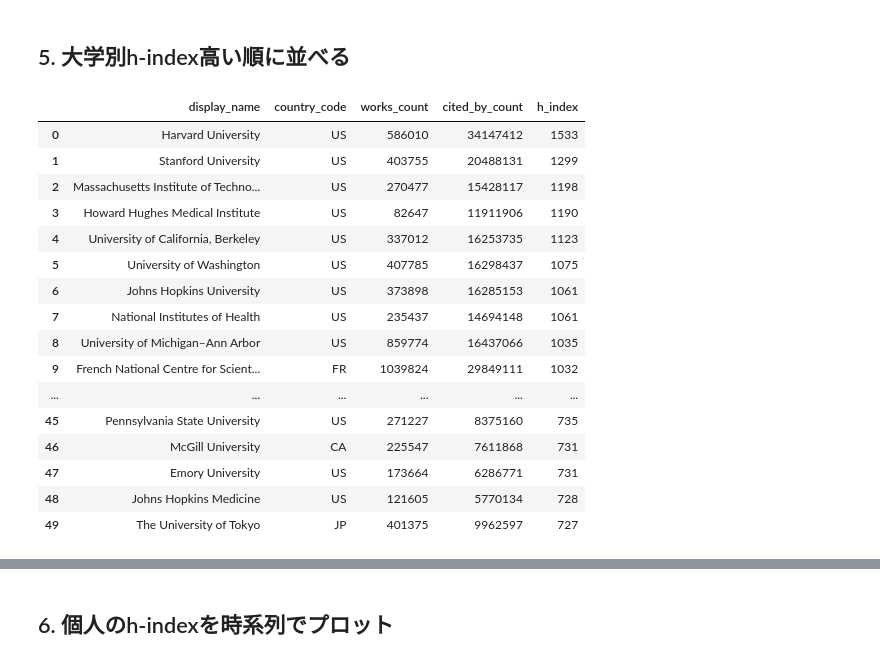
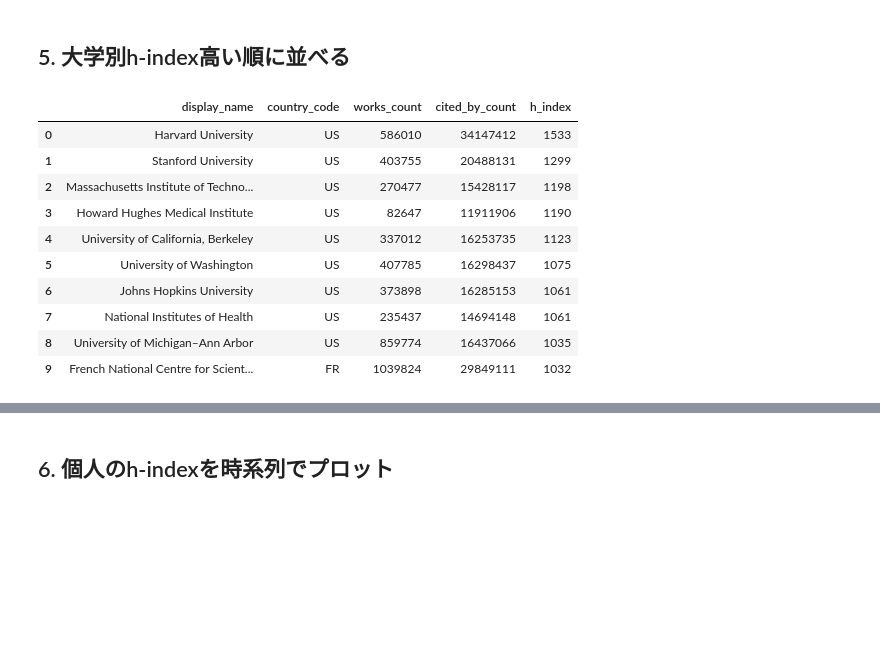
Before and after one commit to ScisciJP/tutorial_jp, a Jupyter notebook: 4-H-index.ipynb, the cells around one changed output, grey strips where cells are left out. Drawn from its saved outputs; the diff is of its cells as text; code cells hidden in the pictures; blank space fills up the shorter version.

```diff
--- a/4-H-index.ipynb
+++ b/4-H-index.ipynb
@@ -512,32 +511,26 @@ Number of valid data for plotting: 18
 # %%
 # 世界中の大学のh-indexランキング
 ins_json = Institutions().select(['display_name','country_code','works_count','cited_by_count','summary_stats'])\
-                         .sort(summary_stats={'h_index':'desc'}).get(per_page=50)
+                         .sort(summary_stats={'h_index':'desc'}).get(per_page=10)
 ins_df = pd.DataFrame(ins_json)
 
 #get h-index
 ins_df['h_index'] = ins_df['summary_stats'].apply(lambda x:x['h_index'])
 ins_df = ins_df.drop(columns=['summary_stats'])
 
 display(ins_df)
 # %% [output]
 |  | display_name | country_code | works_count | cited_by_count | h_index |
 | 0 | Harvard University | US | 586010 | 34147412 | 1533 |
 | 1 | Stanford University | US | 403755 | 20488131 | 1299 |
 | 2 | Massachusetts Institute of Techno... | US | 270477 | 15428117 | 1198 |
 | 3 | Howard Hughes Medical Institute | US | 82647 | 11911906 | 1190 |
 | 4 | University of California, Berkeley | US | 337012 | 16253735 | 1123 |
 | 5 | University of Washington | US | 407785 | 16298437 | 1075 |
 | 6 | Johns Hopkins University | US | 373898 | 16285153 | 1061 |
 | 7 | National Institutes of Health | US | 235437 | 14694148 | 1061 |
 | 8 | University of Michigan–Ann Arbor | US | 859774 | 16437066 | 1035 |
 | 9 | French National Centre for Scient... | FR | 1039824 | 29849111 | 1032 |
-| ... | ... | ... | ... | ... | ... |
-| 45 | Pennsylvania State University | US | 271227 | 8375160 | 735 |
-| 46 | McGill University | CA | 225547 | 7611868 | 731 |
-| 47 | Emory University | US | 173664 | 6286771 | 731 |
-| 48 | Johns Hopkins Medicine | US | 121605 | 5770134 | 728 |
-| 49 | The University of Tokyo | JP | 401375 | 9962597 | 727 |
 # %%
 # 日本の大学のh-indexランキング
 ins_json = Institutions().select(['display_name','international','works_count','cited_by_count','summary_stats'])\
```
Also changed, not shown: parts of 4 cells of this notebook.
